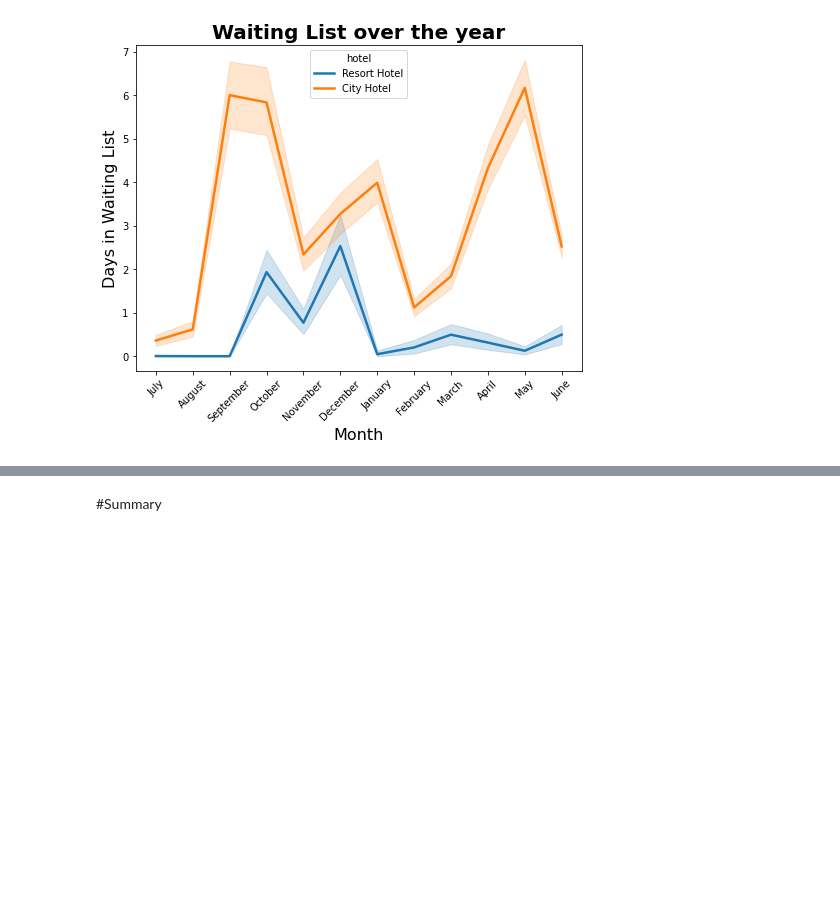
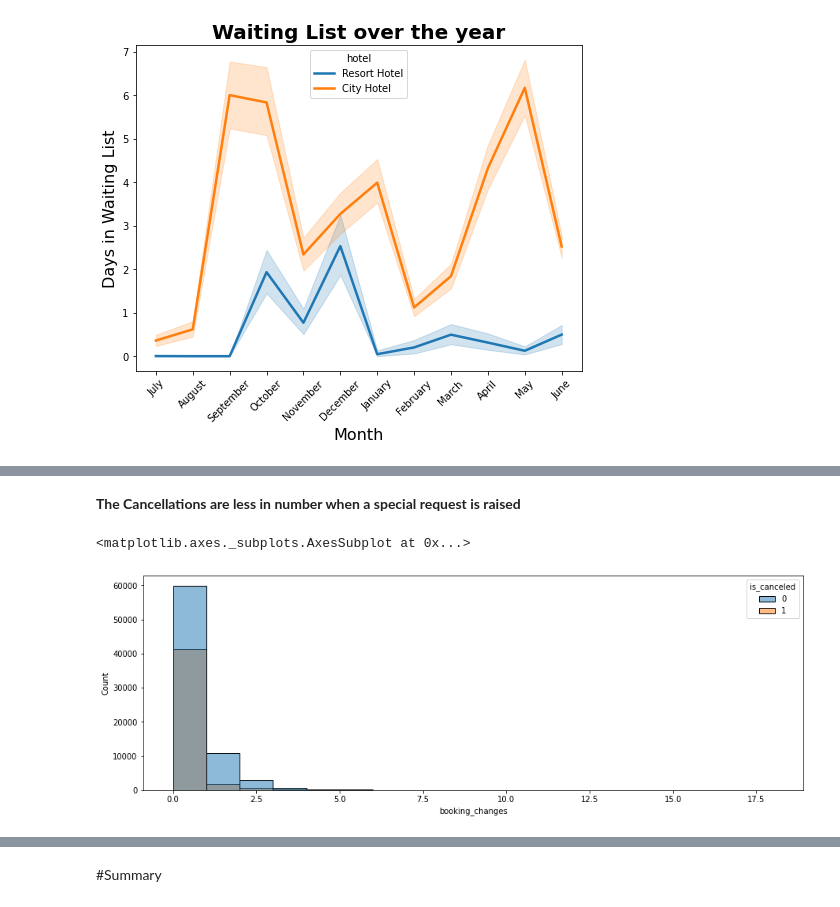
Before and after one commit to Sandeep-Kulukuri/Hotel_Booking_Analysis, a Jupyter notebook: Hotel_Booking_Analysis.ipynb, the cells around one changed output, grey strips where cells are left out. Cells and saved outputs as stored; diff of their text form; code cells hidden in the pictures; blank space fills up the shorter version.

```diff
--- a/Hotel_Booking_Analysis.ipynb
+++ b/Hotel_Booking_Analysis.ipynb
@@ -1551,0 +1564,8 @@ plt.show()
+# %% [markdown]
+**The Cancellations are less in number when a special request is raised**
+# %%
+plt.figure(figsize=(15,5))
+sns.histplot(data=df,x='booking_changes',hue='is_canceled')
+# %% [output]
+<matplotlib.axes._subplots.AxesSubplot at 0x...>
+[figure, added]
```
Also changed, not shown: parts of 22 cells of this notebook.
